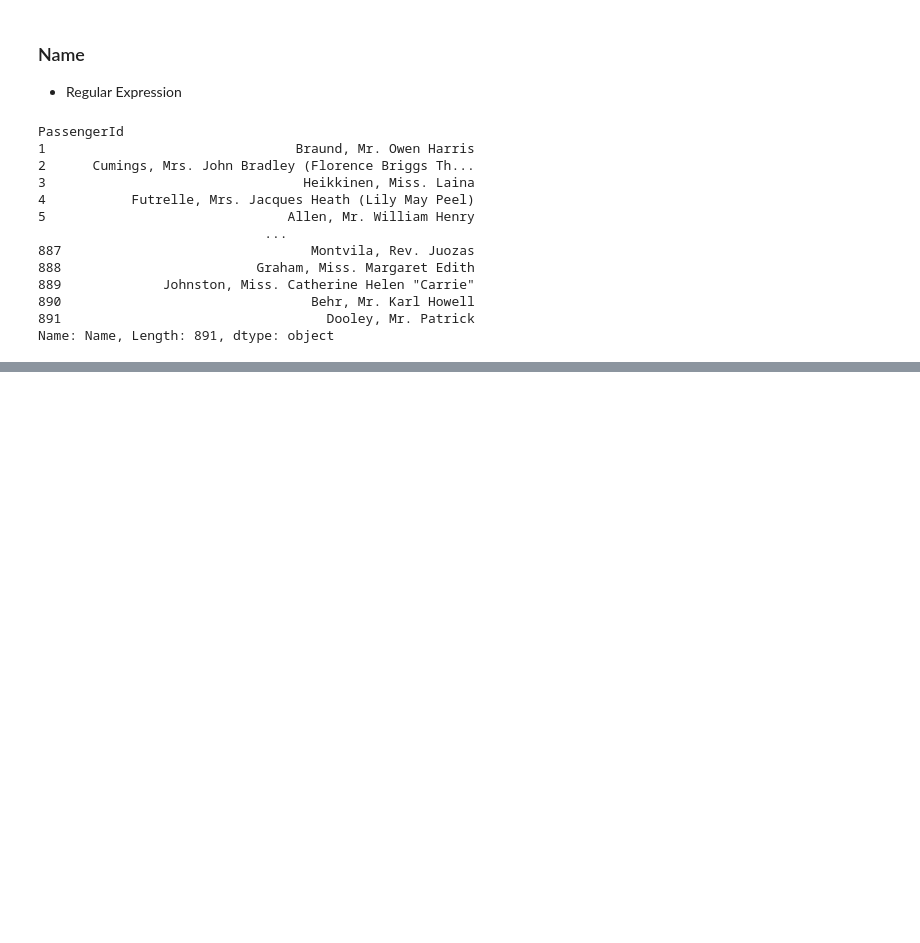
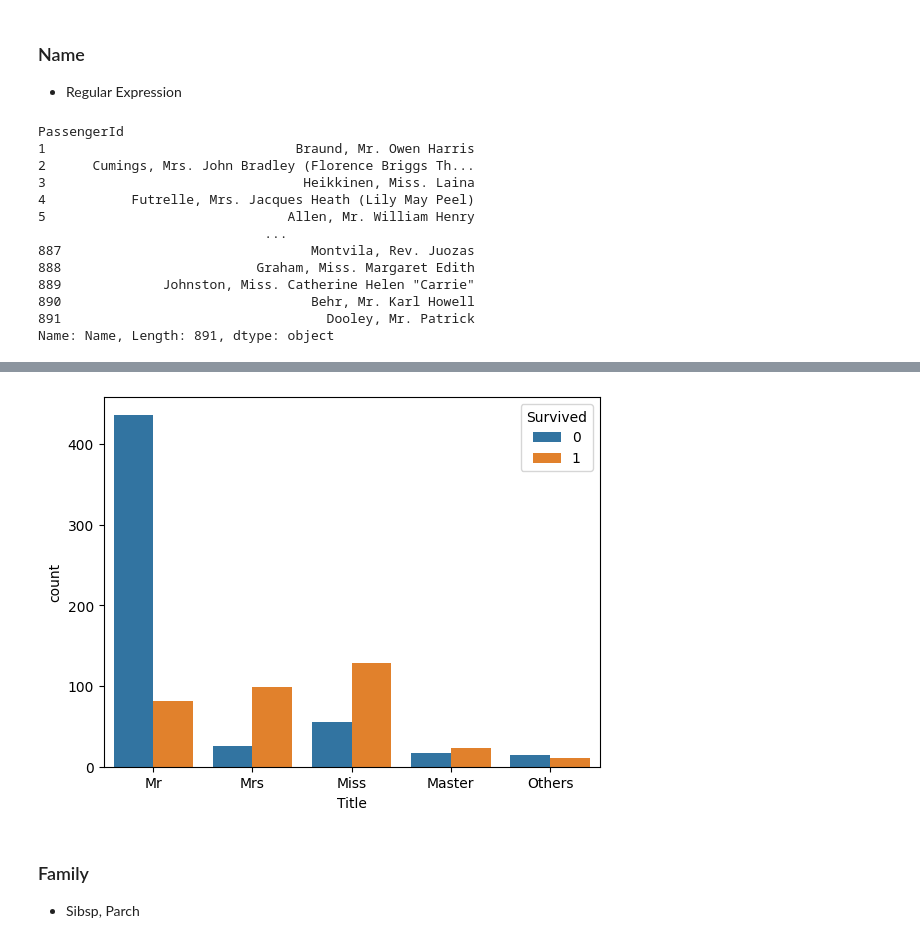
Before and after one commit to mnnam1302/Titanic, a Jupyter notebook: Titanic_Kaggle.ipynb, the cells around one changed output, grey strips where cells are left out. Drawn from its saved outputs; the diff is of its cells as text; code cells hidden in the pictures; blank space fills up the shorter version.

```diff
--- a/Titanic_Kaggle.ipynb
+++ b/Titanic_Kaggle.ipynb
@@ -331,7 +331,7 @@ Name: Name, Length: 891, dtype: object
 import re # regular expression
 
 def extract_title(name):
-    p = re.complie(r",(.+)\.")
+    p = re.compile(r", ([\w\s]+)\.")
     return p.search(name).groups(1)[0].strip()
 
-train_df['Name'].apply(lambda name: extract_title(name))
+train_df['Title'] = train_df['Name'].apply(lambda name: extract_title(name))
@@ -339,0 +374,18 @@ AttributeError: module 're' has no attribute 'complie'
+# %%
+def group_title(title):
+    if title in ['Mr', 'Miss', 'Mrs', 'Master']:
+        return title
+    elif title == "Ms":
+        return "Miss"
+    else:
+        return "Others"
+
+train_df['Title'] = train_df['Title'].apply(lambda title: group_title(title))
+test_df['Title'] = test_df['Title'].apply(lambda title: group_title(title))
+# %%
+sns.countplot(data=train_df, x='Title', hue='Survived');
+# %% [output]
+[figure, added]
+# %% [markdown]
+### Family
+* Sibsp, Parch
```
Also changed, not shown: parts of 27 cells of this notebook.
